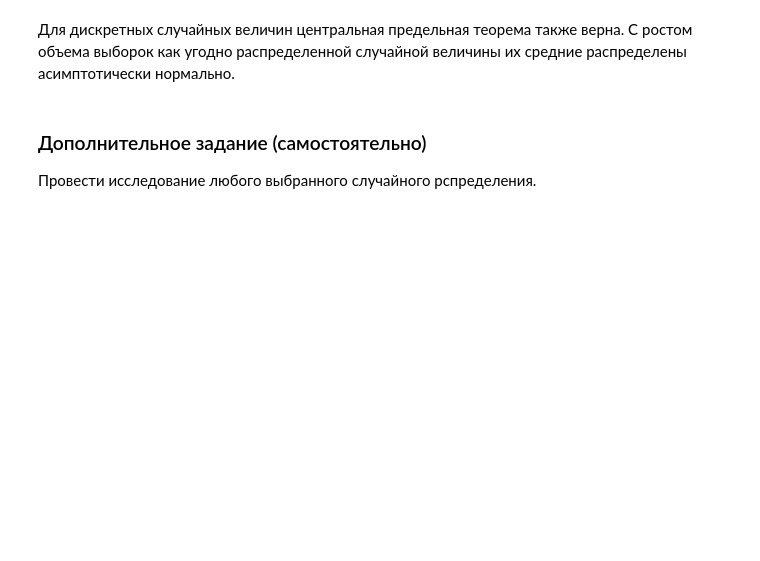
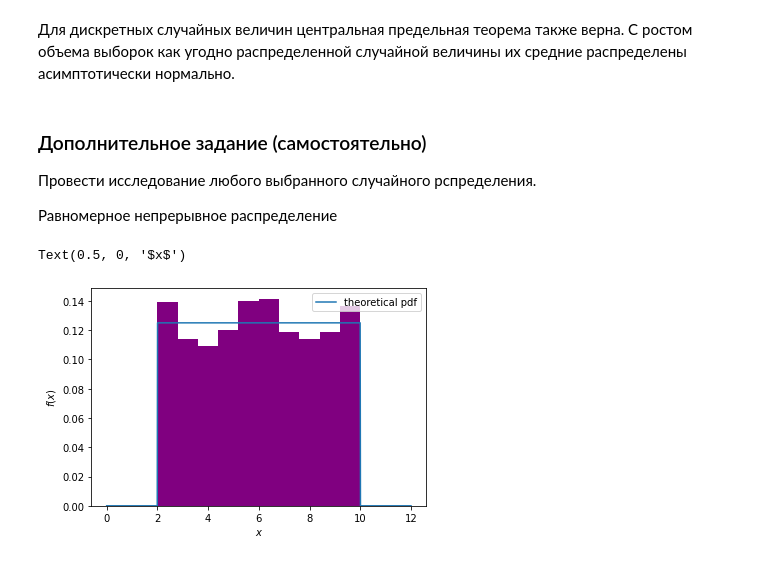
Before and after one commit to LezhninaYu/Polytech_tasks, a Jupyter notebook: ЛР№2 центральная предельная теорема.ipynb, the cells around one changed output. Saved outputs shown, nothing was run; the diff lists cells and outputs as text; code cells hidden in the pictures; blank space fills up the shorter version.

```diff
--- a/ЛР№2 центральная предельная теорема.ipynb
+++ b/ЛР№2 центральная предельная теорема.ipynb
@@ -156,3 +156,22 @@ for n in (choice):
 ### Дополнительное задание (самостоятельно)
 
 Провести исследование любого выбранного случайного рспределения.
+
+Равномерное непрерывное распределение
+# %%
+#зададим теоретическую случайную величину
+myA=2
+myB=10
+size = 1000
+rvs_rv = sts.uniform(loc=myA, scale=myB-myA)
+# %%
+x = np.linspace(0,myB+2,size)
+pdd = rvs_rv.pdf(x)
+plt.hist(rvs_rv.rvs(size), color='purple', density = True) #гистограмма по 1000 полученным случайным значениям
+plt.plot(x, pdd, label='theoretical pdf')
+plt.legend()
+plt.ylabel('$f(x)$')
+plt.xlabel('$x$')
+# %% [output]
+Text(0.5, 0, '$x$')
+[figure, added]
```
Also changed, not shown: parts of 5 cells of this notebook.
